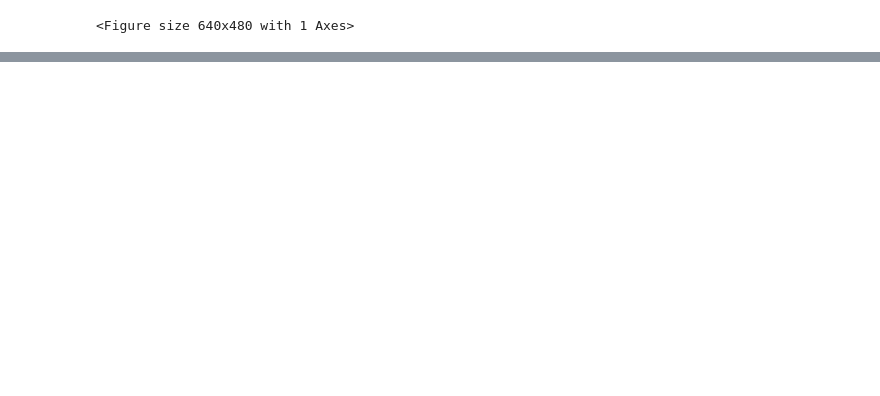
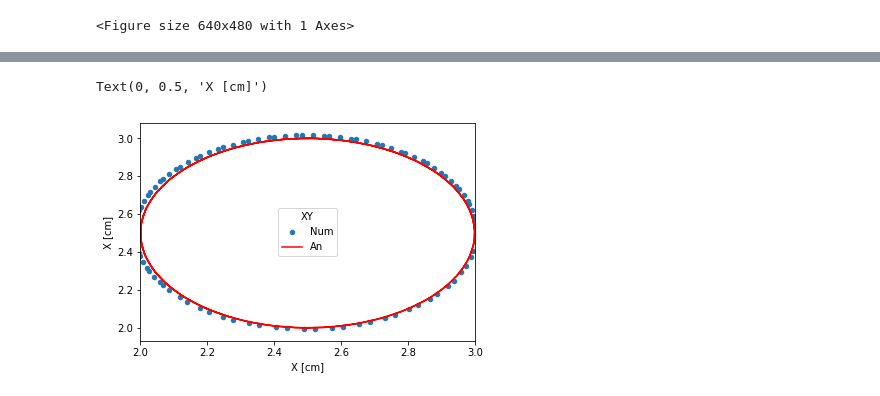
Before and after one commit to slava-bochk/ef_python, a Jupyter notebook: examples/single_particle_in_radial_electric_field/plot.ipynb, the cells around one changed output, grey strips where cells are left out. Saved outputs shown, nothing was run; the diff lists cells and outputs as text; code cells hidden in the pictures; blank space fills up the shorter version.

```diff
--- a/examples/single_particle_in_radial_electric_field/plot.ipynb
+++ b/examples/single_particle_in_radial_electric_field/plot.ipynb
@@ -176,0 +47,36 @@ main()
+# %%
+import h5py
+import numpy as np
+import pandas as pd
+import matplotlib.pyplot as plt
+from mpl_toolkits.mplot3d import Axes3D
+
+fname = "single_particle_in_radial_el_field_history.h5"
+with h5py.File(fname, mode="r") as h5:
+    t = np.array(h5['/time'])
+    p = np.array(h5['/particles/position'][0])
+    m = np.array(h5['/particles/momentum'][0])
+    M = float(h5['/particles/mass'][0])
+    c = float(h5['/particles/charge'][0])
+df = pd.DataFrame.from_dict({'time': t,
+                             'x': p[:, 0], 'y': p[:, 1], 'z': p[:, 2],
+                             'px': m[:, 0], 'py': m[:, 1], 'pz': m[:, 2]})
+
+p0 = p[0]
+v0 = m[0]/M
+r = 0.5
+mom = m[0][1]
+period = 2*pi*r/v0[1]
+df['an_x'] = 2.5 + r * np.cos(2 * pi * t / period)
+df['an_y'] = 2.5 + r * np.sin(2 * pi * t / period)
+df['an_z'] = p0[2] + v0[2] * t
+df['an_px'] = - mom * np.sin(2 * pi * t / period)
+df['an_py'] = mom * np.cos(2 * pi * t / period)
+df['an_pz'] = m[0][2]
+df['kinetic'] = (df.px**2 + df.py**2 + df.pz**2) / ( 2 * M )
+df['an_kinetic'] = (df.an_px**2 + df.an_py**2 + df.an_pz**2) / ( 2 * M )
+df['potential'] = df.apply(lambda row: pot_en(row['x'], row['y']), axis=1)
+df['an_potential'] = df.apply(lambda row: pot_en(row['an_x'], row['an_y']), axis=1)
+df['E'] = df.kinetic + df.potential
+df['an_E'] = df.an_kinetic + df.an_potential
+df.head()
@@ -176,0 +106,9 @@ main()
+# %%
+ax = df.plot.scatter(x='x', y='y', label="Num")
+ax.legend(title="XY")
+df.plot('an_x', 'an_y', ax=ax, label="An", color='red')
+ax.set_xlabel('X [cm]')
+ax.set_ylabel('X [cm]')
+# %% [output]
+Text(0, 0.5, 'X [cm]')
+[figure, added]
```
Also changed, not shown: parts of 8 cells of this notebook, 1 other file.
